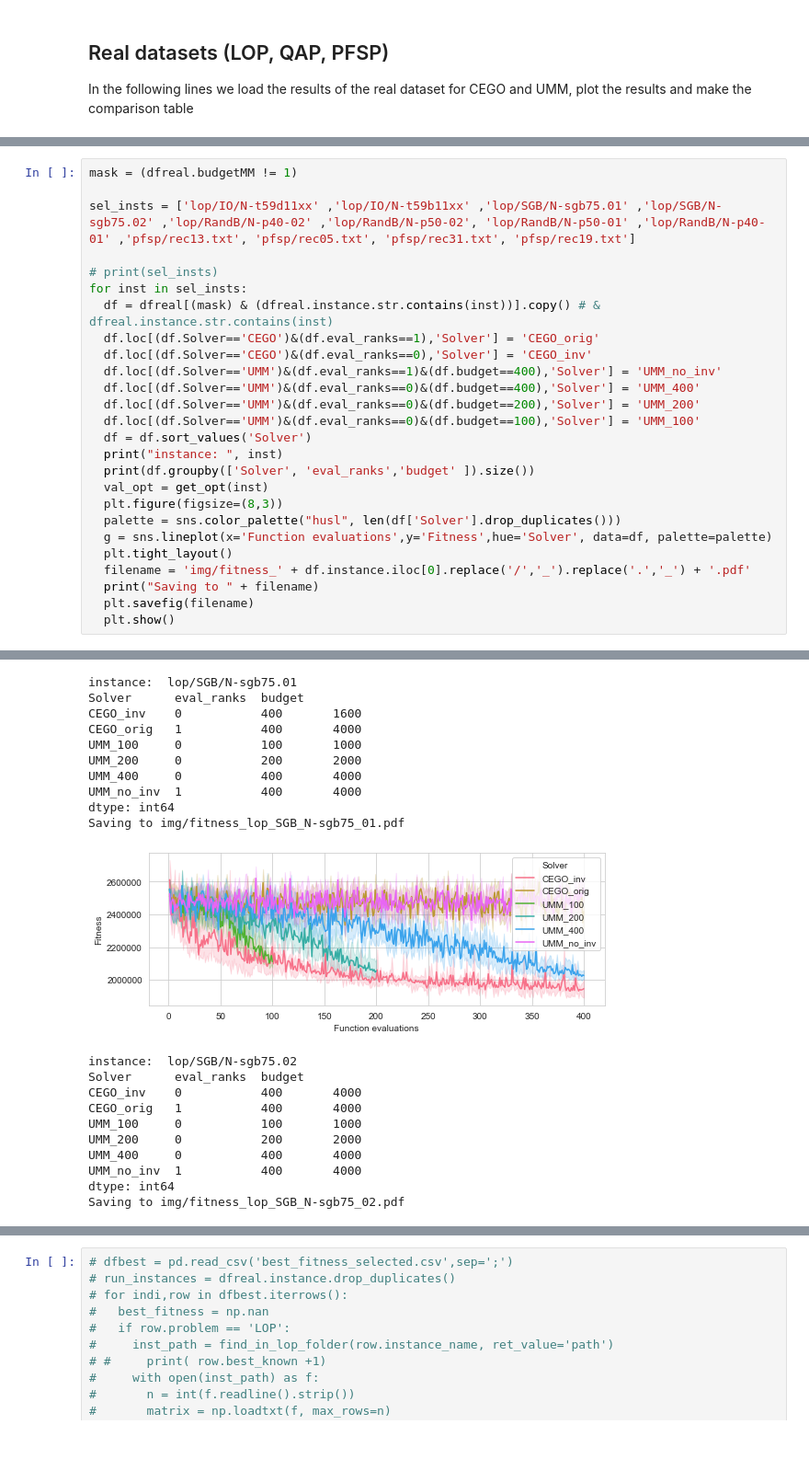
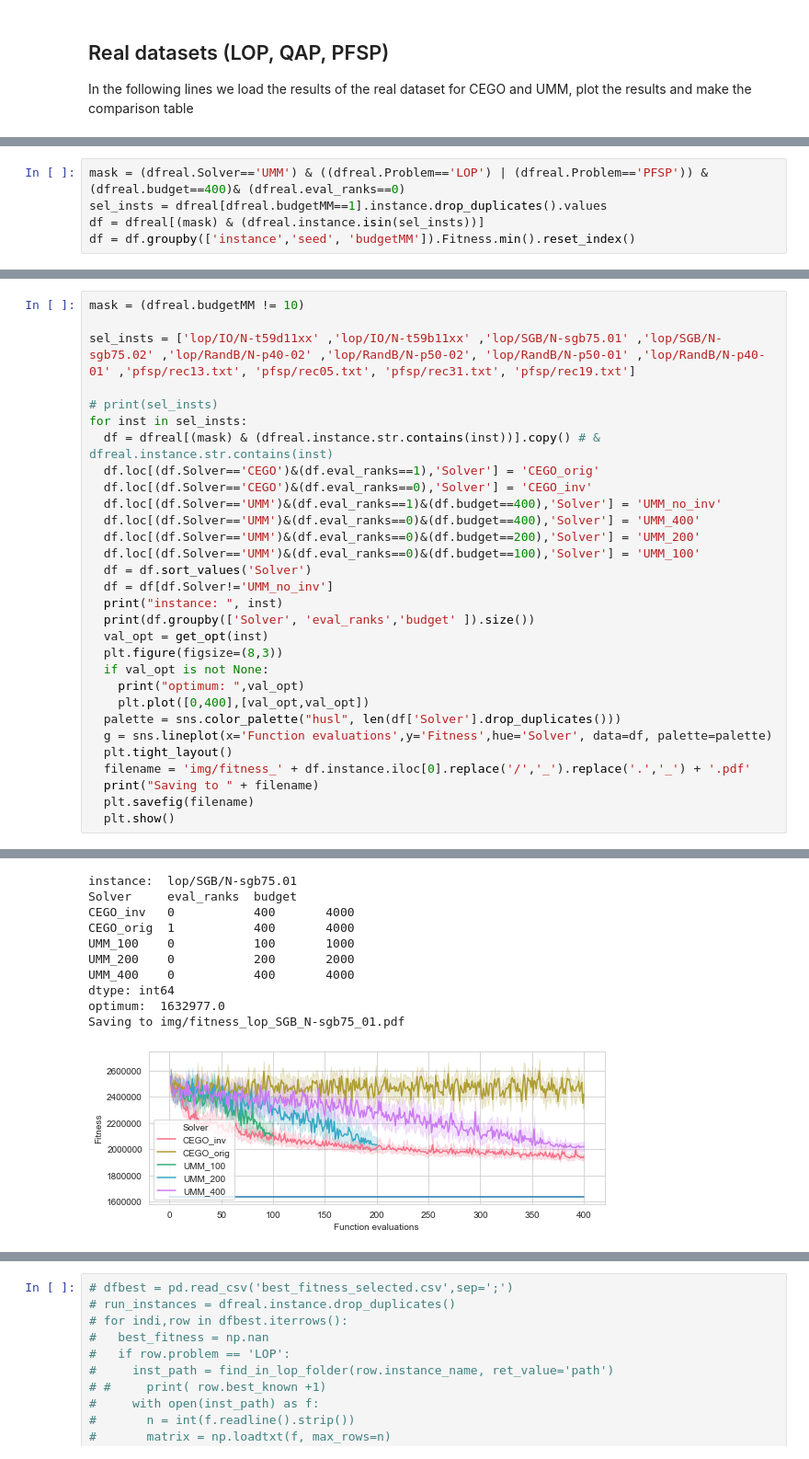
Before and after one commit to ekhiru/BB_optim, a Jupyter notebook: 2-An intro to UMM.ipynb, the cells around one changed output, grey strips where cells are left out. Shown at 92% size. Drawn from its saved outputs; the diff is of its cells as text.

```diff
--- a/2-An intro to UMM.ipynb
+++ b/2-An intro to UMM.ipynb
@@ -243,0 +247,5 @@ Saving to img/test_budgetMM_lop_RandB_N-p50-02.pdf
+# %%
+mask = (dfreal.Solver=='UMM') & ((dfreal.Problem=='LOP') | (dfreal.Problem=='PFSP')) & (dfreal.budget==400)& (dfreal.eval_ranks==0)
+sel_insts = dfreal[dfreal.budgetMM==1].instance.drop_duplicates().values
+df = dfreal[(mask) & (dfreal.instance.isin(sel_insts))]
+df = df.groupby(['instance','seed', 'budgetMM']).Fitness.min().reset_index()
@@ -244,5 +320,5 @@ Saving to img/test_budgetMM_lop_RandB_N-p50-02.pdf
 # %%
-mask = (dfreal.budgetMM != 1)
+mask = (dfreal.budgetMM != 10)
 
 sel_insts = ['lop/IO/N-t59d11xx' ,'lop/IO/N-t59b11xx' ,'lop/SGB/N-sgb75.01' ,'lop/SGB/N-sgb75.02' ,'lop/RandB/N-p40-02' ,'lop/RandB/N-p50-02', 'lop/RandB/N-p50-01' ,'lop/RandB/N-p40-01' ,'pfsp/rec13.txt', 'pfsp/rec05.txt', 'pfsp/rec31.txt', 'pfsp/rec19.txt']
 
@@ -256,10 +332,14 @@ for inst in sel_insts:
   df.loc[(df.Solver=='UMM')&(df.eval_ranks==0)&(df.budget==200),'Solver'] = 'UMM_200'
   df.loc[(df.Solver=='UMM')&(df.eval_ranks==0)&(df.budget==100),'Solver'] = 'UMM_100'
   df = df.sort_values('Solver')
+  df = df[df.Solver!='UMM_no_inv']
   print("instance: ", inst)
   print(df.groupby(['Solver', 'eval_ranks','budget' ]).size())
   val_opt = get_opt(inst)
   plt.figure(figsize=(8,3))
+  if val_opt is not None:
+    print("optimum: ",val_opt)
+    plt.plot([0,400],[val_opt,val_opt])
   palette = sns.color_palette("husl", len(df['Solver'].drop_duplicates()))
   g = sns.lineplot(x='Function evaluations',y='Fitness',hue='Solver', data=df, palette=palette)
   plt.tight_layout()
@@ -293,21 +375,11 @@ Saving to img/fitness_lop_IO_N-t59b11xx.pdf
-instance:  lop/SGB/N-sgb75.01
-Solver      eval_ranks  budget
-CEGO_inv    0           400       1600
-CEGO_orig   1           400       4000
-UMM_100     0           100       1000
-UMM_200     0           200       2000
-UMM_400     0           400       4000
-UMM_no_inv  1           400       4000
-dtype: int64
-Saving to img/fitness_lop_SGB_N-sgb75_01.pdf
+instance:  lop/SGB/N-sgb75.01
+Solver     eval_ranks  budget
+CEGO_inv   0           400       4000
+CEGO_orig  1           400       4000
+UMM_100    0           100       1000
+UMM_200    0           200       2000
+UMM_400    0           400       4000
+dtype: int64
+optimum:  1632977.0
+Saving to img/fitness_lop_SGB_N-sgb75_01.pdf
-[figure, old version]
+[figure, new version]
-instance:  lop/SGB/N-sgb75.02
-Solver      eval_ranks  budget
-CEGO_inv    0           400       4000
-CEGO_orig   1           400       4000
-UMM_100     0           100       1000
-UMM_200     0           200       2000
-UMM_400     0           400       4000
-UMM_no_inv  1           400       4000
-dtype: int64
-Saving to img/fitness_lop_SGB_N-sgb75_02.pdf
```
Also changed, not shown: parts of 16 cells of this notebook, 25 other files.
